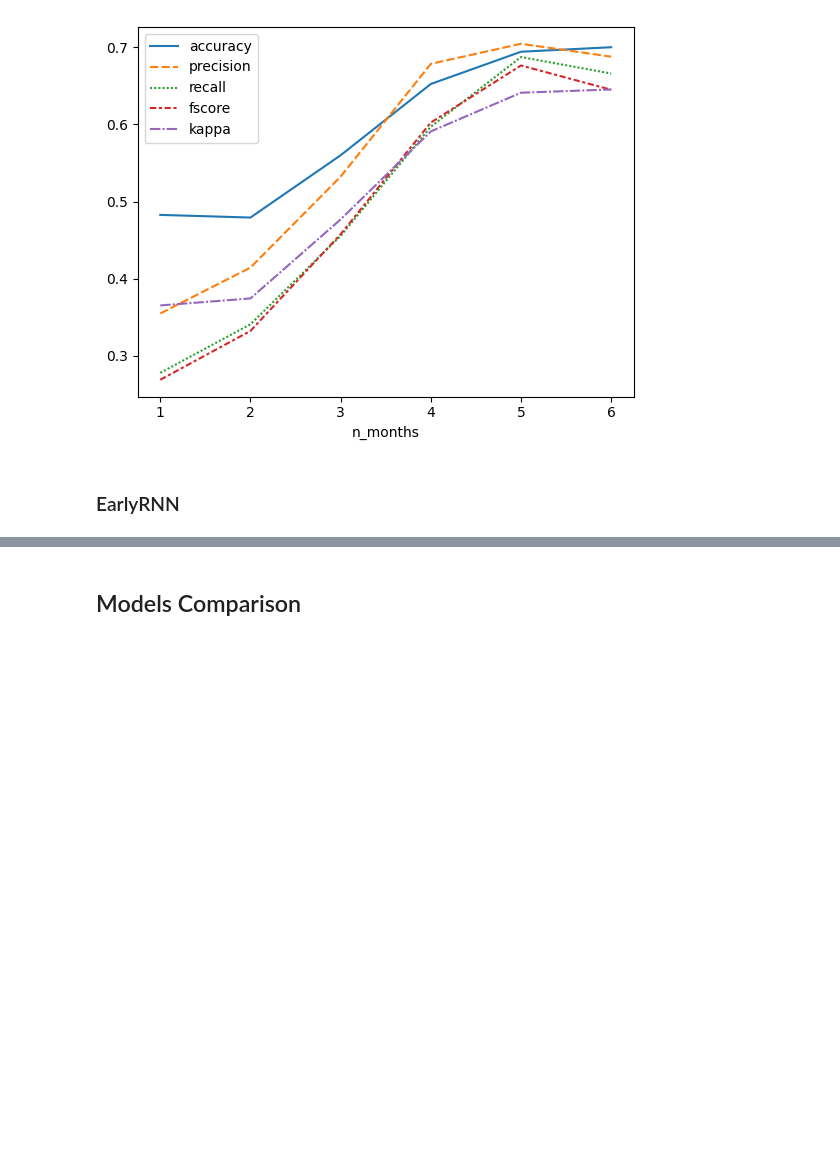
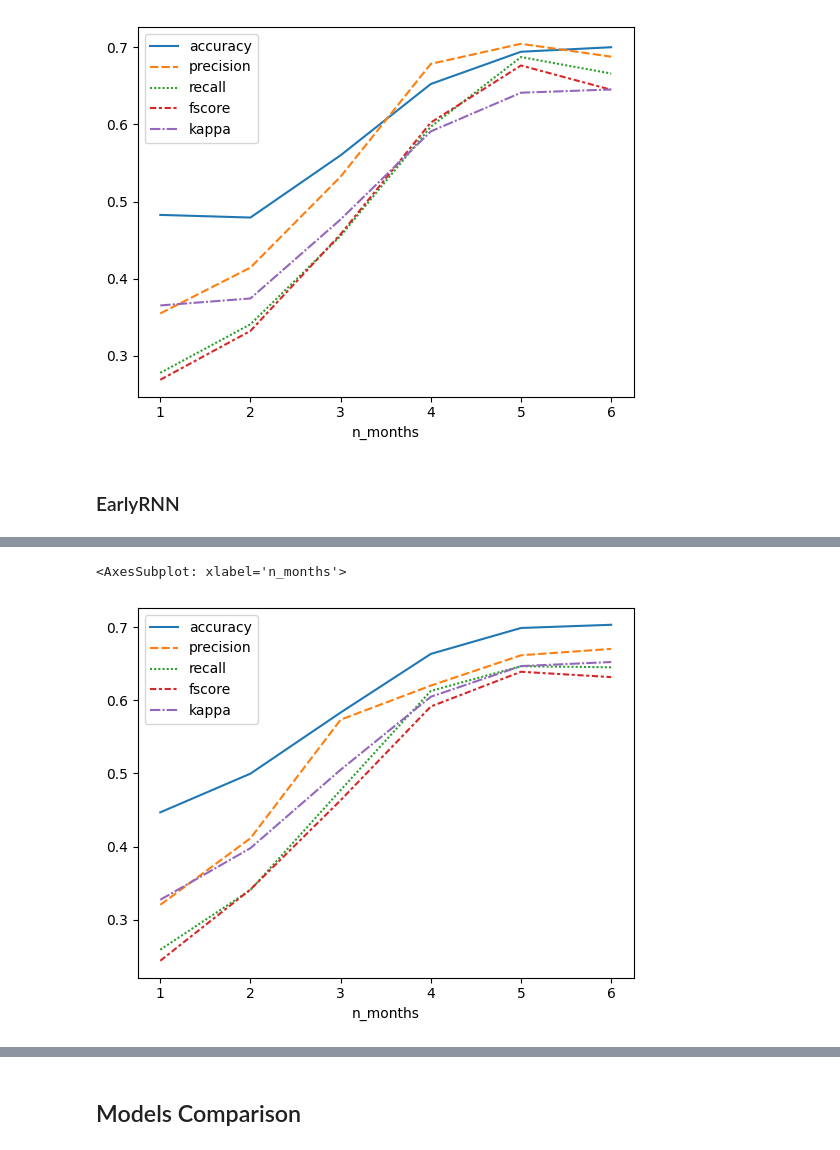
Before and after one commit to PavelSyomin/crop-classification, a Jupyter notebook: Crop Classification.ipynb, the cells around one changed output, grey strips where cells are left out. Drawn from its saved outputs; the diff is of its cells as text; code cells hidden in the pictures; blank space fills up the shorter version.

```diff
--- a/Crop Classification.ipynb
+++ b/Crop Classification.ipynb
@@ -910,0 +835,5 @@ sns.lineplot(
+# %%
+sns.lineplot(data=earlyrnn_monthly_scores)
+# %% [output]
+<AxesSubplot: xlabel='n_months'>
+[figure, added]
```
Also changed, not shown: parts of 33 cells of this notebook, 2 other files.
